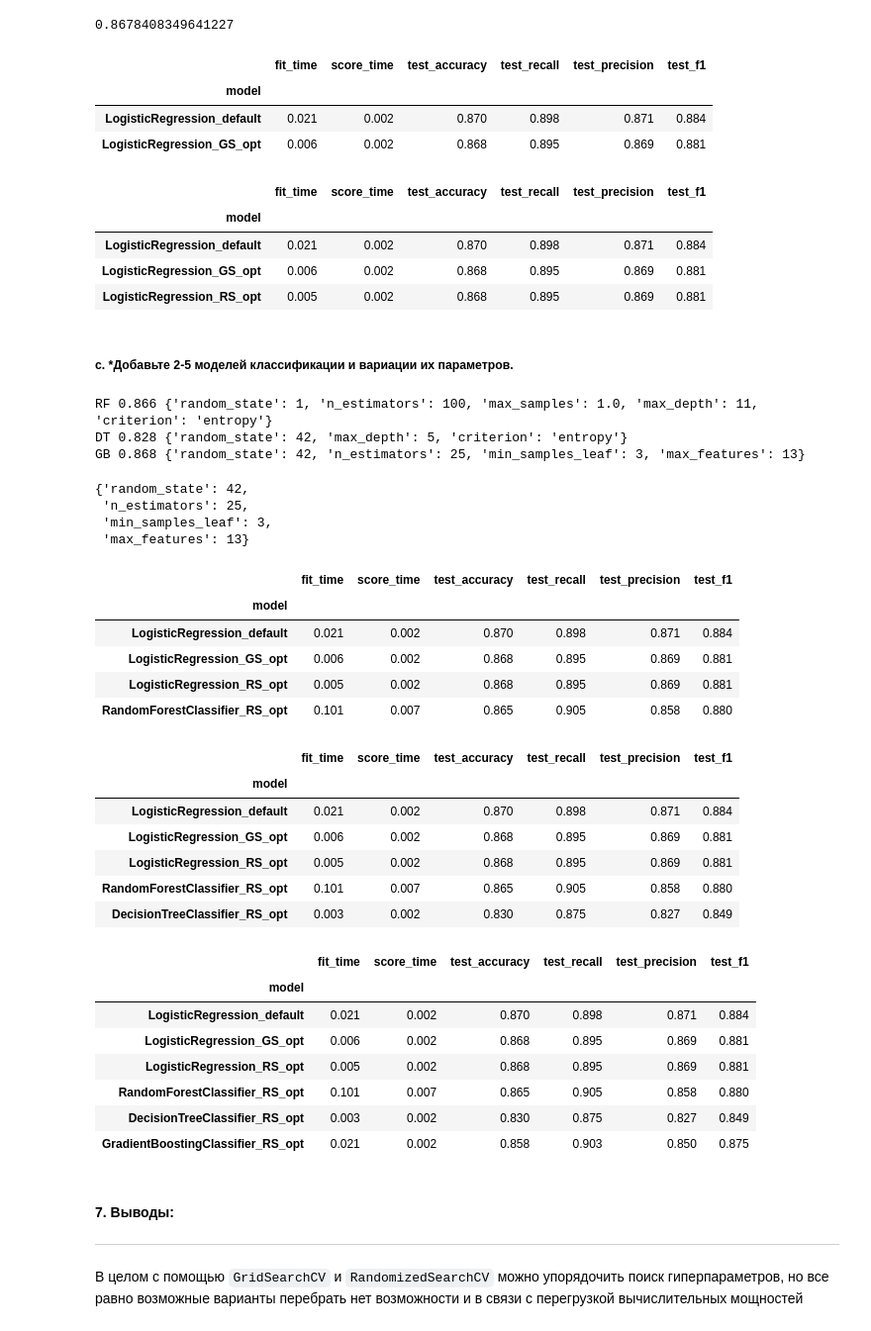
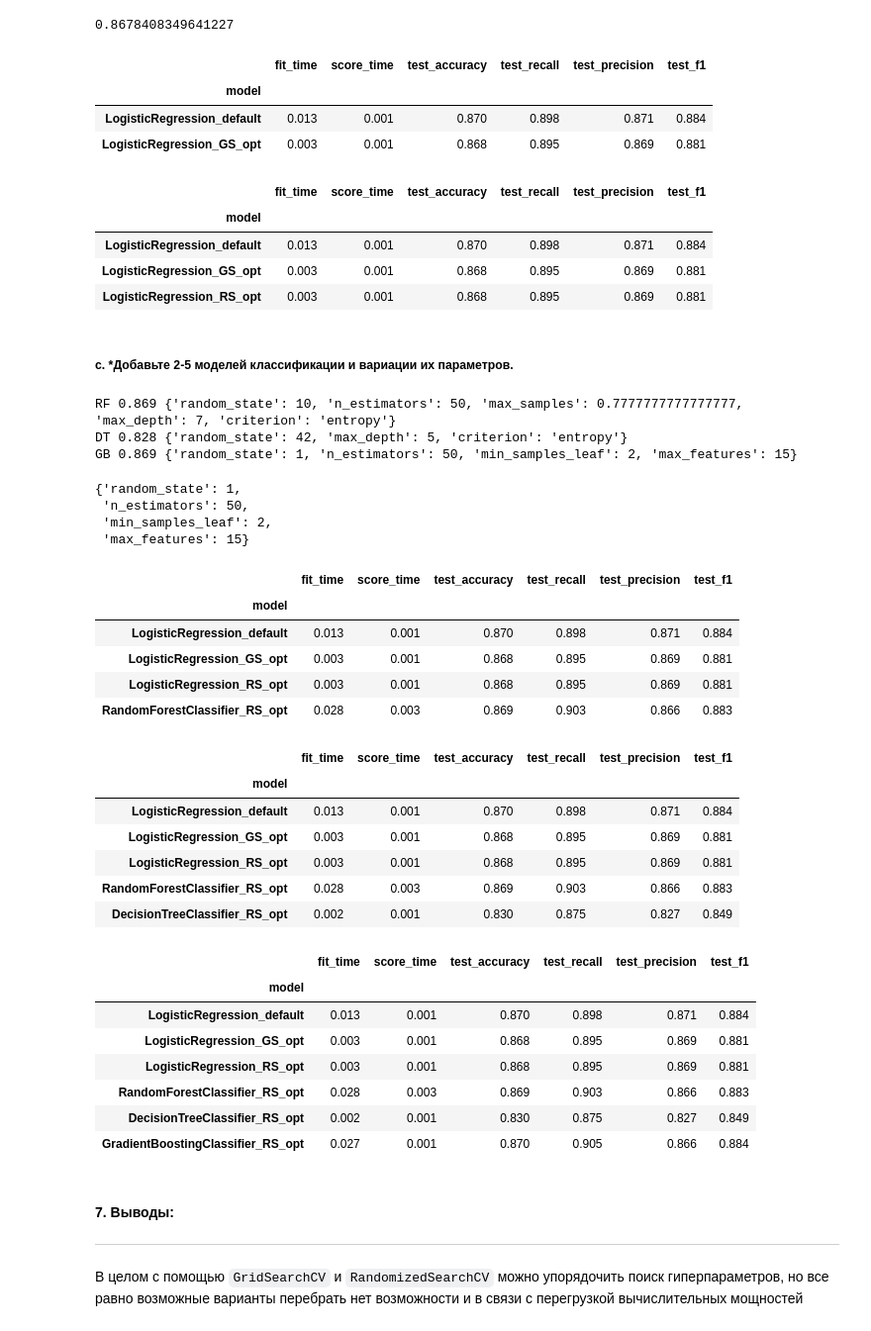
Before and after one commit to choodnovsky/Netilogiya_degp13, a Jupyter notebook: dz_8.13.ipynb, the cells around one changed output. Shown at 99% size. Cells and saved outputs as stored; diff of their text form; code cells hidden in the pictures.

```diff
--- a/dz_8.13.ipynb
+++ b/dz_8.13.ipynb
@@ -162,30 +162,24 @@ grid_RS.best_score_
 # %% [output]
 0.8678408349641227
 # %%
-res_1 = get_metrics(heart, LogisticRegression(
-    l1_ratio = 0.0,
-    penalty = 'l1',
-    solver='liblinear'), model_name='LogisticRegression_GS_opt' )
+res_1 = get_metrics(heart, LogisticRegression(**grid_GS.best_params_), model_name='LogisticRegression_GS_opt' )
 res = pd.concat([res, res_1], axis=1)
 res.T.set_index('model')
 # %% [output]
 |  | fit_time | score_time | test_accuracy | test_recall | test_precision | test_f1 |
 | model |  |  |  |  |  |  |
-| LogisticRegression_default | 0.021 | 0.002 | 0.870 | 0.898 | 0.871 | 0.884 |
-| LogisticRegression_GS_opt | 0.006 | 0.002 | 0.868 | 0.895 | 0.869 | 0.881 |
+| LogisticRegression_default | 0.013 | 0.001 | 0.870 | 0.898 | 0.871 | 0.884 |
+| LogisticRegression_GS_opt | 0.003 | 0.001 | 0.868 | 0.895 | 0.869 | 0.881 |
 # %%
-res_2 = get_metrics(heart, LogisticRegression(
-    l1_ratio = 0.5555555555555556,
-    penalty = 'l1',
-    solver='liblinear'), model_name='LogisticRegression_RS_opt' )
+res_2 = get_metrics(heart, LogisticRegression(**grid_RS.best_params_), model_name='LogisticRegression_RS_opt' )
 res = pd.concat([res, res_2], axis=1)
 res.T.set_index('model')
 # %% [output]
 |  | fit_time | score_time | test_accuracy | test_recall | test_precision | test_f1 |
 | model |  |  |  |  |  |  |
-| LogisticRegression_default | 0.021 | 0.002 | 0.870 | 0.898 | 0.871 | 0.884 |
-| LogisticRegression_GS_opt | 0.006 | 0.002 | 0.868 | 0.895 | 0.869 | 0.881 |
-| LogisticRegression_RS_opt | 0.005 | 0.002 | 0.868 | 0.895 | 0.869 | 0.881 |
+| LogisticRegression_default | 0.013 | 0.001 | 0.870 | 0.898 | 0.871 | 0.884 |
+| LogisticRegression_GS_opt | 0.003 | 0.001 | 0.868 | 0.895 | 0.869 | 0.881 |
+| LogisticRegression_RS_opt | 0.003 | 0.001 | 0.868 | 0.895 | 0.869 | 0.881 |
 # %% [markdown]
 ##### c. *Добавьте 2-5 моделей классификации и вариации их параметров.
 # %%
@@ -213,63 +207,71 @@ models=[
 
 res_RS=[]
 for v in  models:
-    res_RS.append((v['name'], RandomizedSearchCV(v['model'], v['params'], cv=5, random_state=1).fit(X_train, y_train)))
+    res_RS.append((v['name'],
+                   RandomizedSearchCV(
+                       v['model'],
+                       v['params'],
+                       cv=5,
+                       random_state=10).fit(X_train, y_train)))
 # %%
 for r in res_RS:
     print(r[0], round(r[1].best_score_, 3), r[1].best_params_)
 # %% [output]
-RF 0.866 {'random_state': 1, 'n_estimators': 100, 'max_samples': 1.0, 'max_depth': 11, 'criterion': 'entropy'}
+RF 0.869 {'random_state': 10, 'n_estimators': 50, 'max_samples': 0.7777777777777777, 'max_depth': 7, 'criterion': 'entropy'}
 DT 0.828 {'random_state': 42, 'max_depth': 5, 'criterion': 'entropy'}
-GB 0.868 {'random_state': 42, 'n_estimators': 25, 'min_samples_leaf': 3, 'max_features': 13}
+GB 0.869 {'random_state': 1, 'n_estimators': 50, 'min_samples_leaf': 2, 'max_features': 15}
 # %%
 res_RS[2][1].best_params_
 # %% [output]
-{'random_state': 42,
- 'n_estimators': 25,
- 'min_samples_leaf': 3,
- 'max_features': 13}
+{'random_state': 1,
+ 'n_estimators': 50,
+ 'min_samples_leaf': 2,
+ 'max_features': 15}
 # %%
 res_3 = get_metrics(
     heart,
-    RandomForestClassifier(**res_RS[0][1].best_params_), model_name='RandomForestClassifier_RS_opt')
+    RandomForestClassifier(**res_RS[0][1].best_params_),
+    model_name='RandomForestClassifier_RS_opt')
 res = pd.concat([res, res_3], axis=1)
 res.T.set_index('model')
 # %% [output]
 |  | fit_time | score_time | test_accuracy | test_recall | test_precision | test_f1 |
 | model |  |  |  |  |  |  |
-| LogisticRegression_default | 0.021 | 0.002 | 0.870 | 0.898 | 0.871 | 0.884 |
-| LogisticRegression_GS_opt | 0.006 | 0.002 | 0.868 | 0.895 | 0.869 | 0.881 |
-| LogisticRegression_RS_opt | 0.005 | 0.002 | 0.868 | 0.895 | 0.869 | 0.881 |
-| RandomForestClassifier_RS_opt | 0.101 | 0.007 | 0.865 | 0.905 | 0.858 | 0.880 |
+| LogisticRegression_default | 0.013 | 0.001 | 0.870 | 0.898 | 0.871 | 0.884 |
+| LogisticRegression_GS_opt | 0.003 | 0.001 | 0.868 | 0.895 | 0.869 | 0.881 |
+| LogisticRegression_RS_opt | 0.003 | 0.001 | 0.868 | 0.895 | 0.869 | 0.881 |
+| RandomForestClassifier_RS_opt | 0.028 | 0.003 | 0.869 | 0.903 | 0.866 | 0.883 |
 # %%
 res_4 = get_metrics(
     heart,
-    DecisionTreeClassifier(**res_RS[1][1].best_params_), model_name='DecisionTreeClassifier_RS_opt')
+    DecisionTreeClassifier(**res_RS[1][1].best_params_),
+    model_name='DecisionTreeClassifier_RS_opt')
 res = pd.concat([res, res_4], axis=1)
 res.T.set_index('model')
 # %% [output]
 |  | fit_time | score_time | test_accuracy | test_recall | test_precision | test_f1 |
 | model |  |  |  |  |  |  |
-| LogisticRegression_default | 0.021 | 0.002 | 0.870 | 0.898 | 0.871 | 0.884 |
-| LogisticRegression_GS_opt | 0.006 | 0.002 | 0.868 | 0.895 | 0.869 | 0.881 |
-| LogisticRegression_RS_opt | 0.005 | 0.002 | 0.868 | 0.895 | 0.869 | 0.881 |
-| RandomForestClassifier_RS_opt | 0.101 | 0.007 | 0.865 | 0.905 | 0.858 | 0.880 |
-| DecisionTreeClassifier_RS_opt | 0.003 | 0.002 | 0.830 | 0.875 | 0.827 | 0.849 |
+| LogisticRegression_default | 0.013 | 0.001 | 0.870 | 0.898 | 0.871 | 0.884 |
+| LogisticRegression_GS_opt | 0.003 | 0.001 | 0.868 | 0.895 | 0.869 | 0.881 |
+| LogisticRegression_RS_opt | 0.003 | 0.001 | 0.868 | 0.895 | 0.869 | 0.881 |
+| RandomForestClassifier_RS_opt | 0.028 | 0.003 | 0.869 | 0.903 | 0.866 | 0.883 |
+| DecisionTreeClassifier_RS_opt | 0.002 | 0.001 | 0.830 | 0.875 | 0.827 | 0.849 |
 # %%
 res_5 = get_metrics(
     heart,
-    GradientBoostingClassifier(**res_RS[2][1].best_params_), model_name='GradientBoostingClassifier_RS_opt')
+    GradientBoostingClassifier(**res_RS[2][1].best_params_),
+    model_name='GradientBoostingClassifier_RS_opt')
 res = pd.concat([res, res_5], axis=1)
 res.T.set_index('model')
 # %% [output]
 |  | fit_time | score_time | test_accuracy | test_recall | test_precision | test_f1 |
 | model |  |  |  |  |  |  |
-| LogisticRegression_default | 0.021 | 0.002 | 0.870 | 0.898 | 0.871 | 0.884 |
-| LogisticRegression_GS_opt | 0.006 | 0.002 | 0.868 | 0.895 | 0.869 | 0.881 |
-| LogisticRegression_RS_opt | 0.005 | 0.002 | 0.868 | 0.895 | 0.869 | 0.881 |
-| RandomForestClassifier_RS_opt | 0.101 | 0.007 | 0.865 | 0.905 | 0.858 | 0.880 |
-| DecisionTreeClassifier_RS_opt | 0.003 | 0.002 | 0.830 | 0.875 | 0.827 | 0.849 |
-| GradientBoostingClassifier_RS_opt | 0.021 | 0.002 | 0.858 | 0.903 | 0.850 | 0.875 |
+| LogisticRegression_default | 0.013 | 0.001 | 0.870 | 0.898 | 0.871 | 0.884 |
+| LogisticRegression_GS_opt | 0.003 | 0.001 | 0.868 | 0.895 | 0.869 | 0.881 |
+| LogisticRegression_RS_opt | 0.003 | 0.001 | 0.868 | 0.895 | 0.869 | 0.881 |
+| RandomForestClassifier_RS_opt | 0.028 | 0.003 | 0.869 | 0.903 | 0.866 | 0.883 |
+| DecisionTreeClassifier_RS_opt | 0.002 | 0.001 | 0.830 | 0.875 | 0.827 | 0.849 |
+| GradientBoostingClassifier_RS_opt | 0.027 | 0.001 | 0.870 | 0.905 | 0.866 | 0.884 |
 # %% [markdown]
 #### 7. Выводы:
 _____
```
Also changed, not shown: parts of 2 cells of this notebook.
